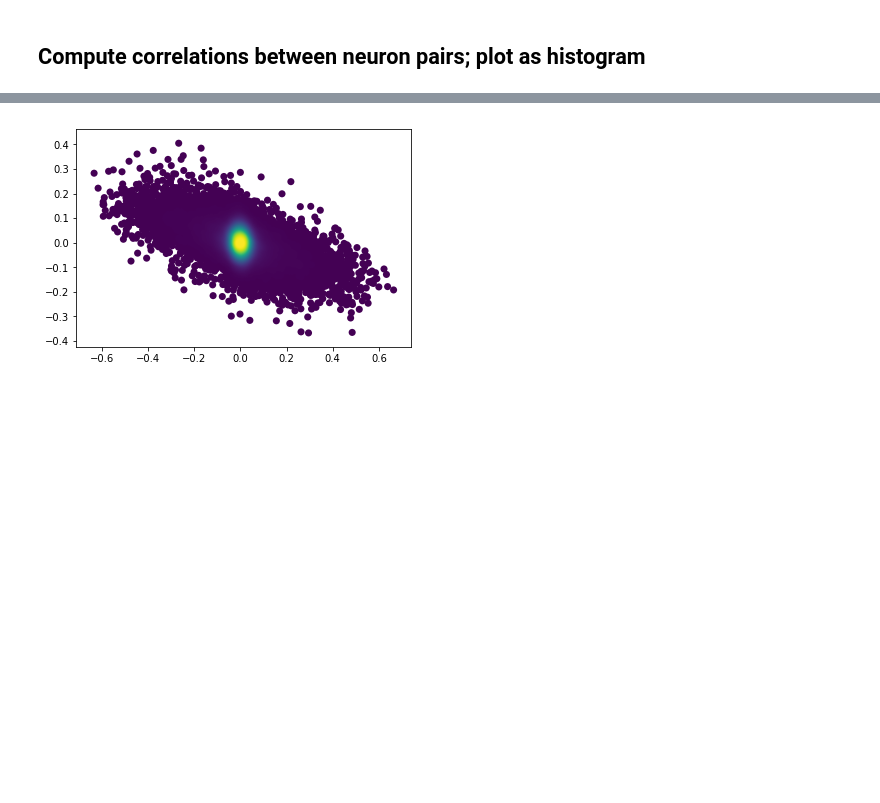
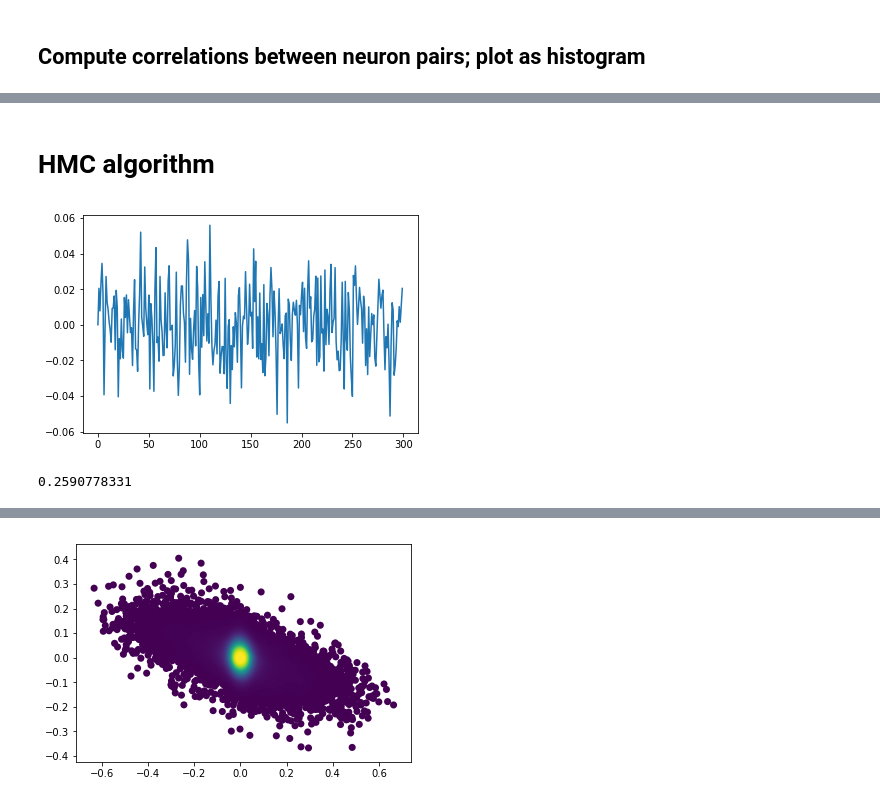
Before and after one commit to ncinko/RW, a Jupyter notebook: Plotting bases.ipynb, the cells around one changed output, grey strips where cells are left out. Saved outputs shown, nothing was run; the diff lists cells and outputs as text; code cells hidden in the pictures; blank space fills up the shorter version.

```diff
--- a/Plotting bases.ipynb
+++ b/Plotting bases.ipynb
@@ -171,0 +267,2 @@ plt.show()"""
+# %% [markdown]
+# HMC algorithm
@@ -171,0 +314,15 @@ plt.show()"""
+# %%
+ps = []
+# %%
+#print(ps[:][1])
+plt.plot(ps[:][1])
+plt.show()
+# %% [output]
+[figure, added]
+# %%
+old_sample=ahat
+samplelist6 = np.zeros([1000,300,1])
+print(U(old_sample, bases, 0.01))
+energies6 = []
+# %% [output]
+0.2590778331
```
Also changed, not shown: parts of 20 cells of this notebook, 2 other files.
